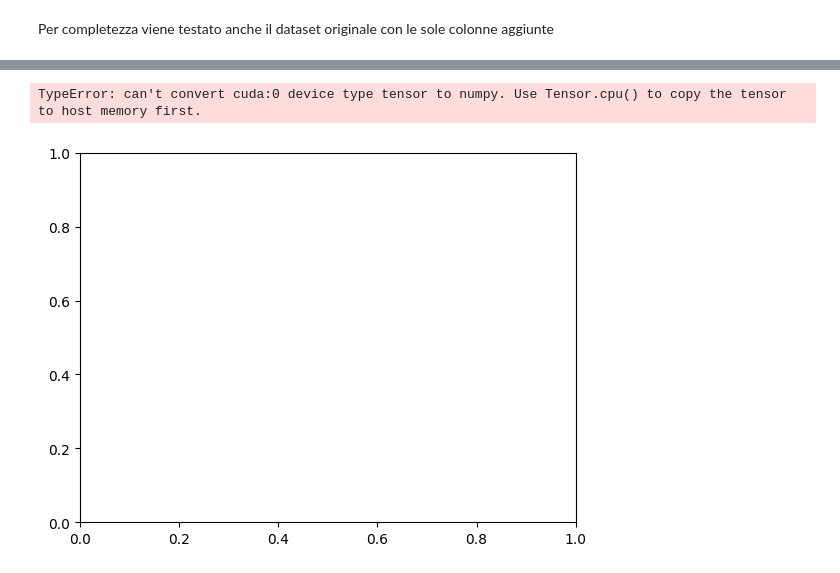
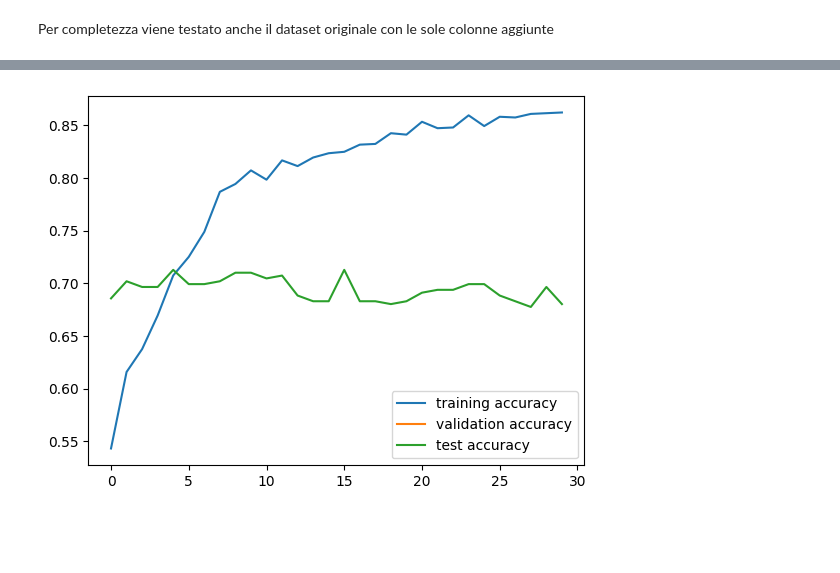
Before and after one commit to Montenigri/NLP, a Jupyter notebook: ACTI - EVALITA/Task A/Classificatore.ipynb, the cells around one changed output, grey strips where cells are left out. Drawn from its saved outputs; the diff is of its cells as text; code cells hidden in the pictures; blank space fills up the shorter version.

```diff
--- a/ACTI - EVALITA/Task A/Classificatore.ipynb
+++ b/ACTI - EVALITA/Task A/Classificatore.ipynb
@@ -997,14 +996,13 @@ plt.show()
 # %%
-train_acc_original_dataset = [ np.array(x.cpu().float()) for x in train_acc_original_dataset ]
-validation_acc_original_dataset = [ np.array(x.cpu().float()) for x in validation_acc_original_dataset ]
-test_acc_original_dataset = [ np.array(x.cpu().float()) for x in test_acc_original_dataset ]
+train_acc_original_dataset = [ np.array(x.cpu()) for x in train_acc_original_dataset ]
+validation_acc_original_dataset = [ np.array(x.cpu()) for x in validation_acc_original_dataset ]
+test_acc_original_dataset = [ np.array(x.cpu()) for x in test_acc_original_dataset ]
 
 plt.plot(train_acc_original_dataset, label='training accuracy')
 plt.plot(validation_acc_original_dataset, label='validation accuracy')
 plt.plot(test_acc_original_dataset, label='test accuracy')
 plt.legend(loc='lower right')
-plt.ylim(0,2)
+
 plt.show()
 # %% [output]
-TypeError: can't convert cuda:0 device type tensor to numpy. Use Tensor.cpu() to copy the tensor to host memory first.
-[figure, old version]
+[figure, new version]
```
Also changed, not shown: parts of 7 cells of this notebook.
